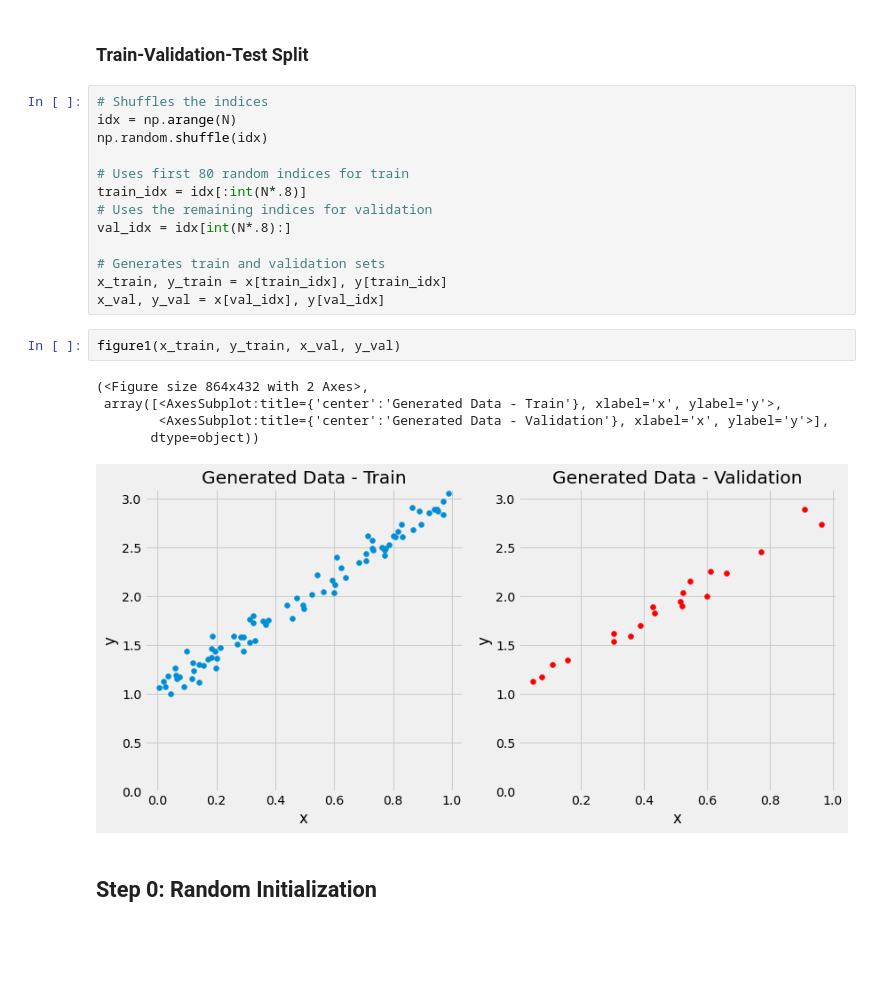
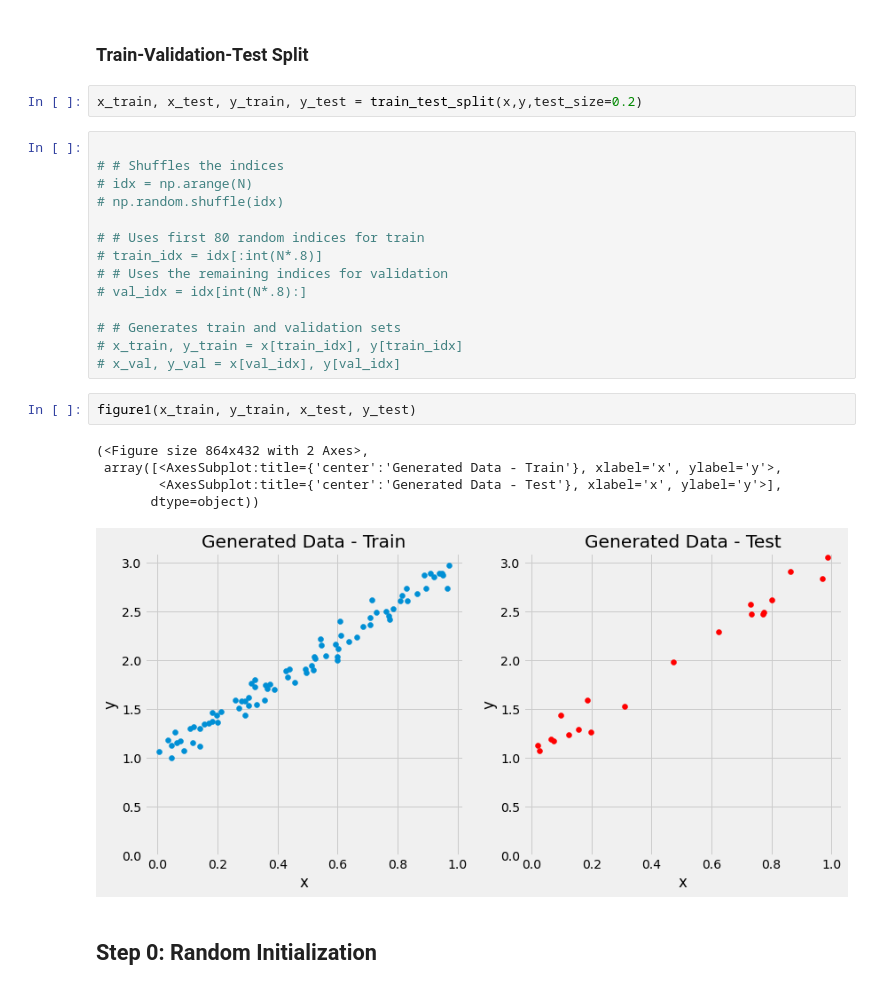
Before and after one commit to mamintoosi-cs/pytorch-workshop, a Jupyter notebook: 3_02-Visualizing_Gradient_Descent.ipynb, the cells around one changed output. Drawn from its saved outputs; the diff is of its cells as text; blank space fills up the shorter version.

```diff
--- a/3_02-Visualizing_Gradient_Descent.ipynb
+++ b/3_02-Visualizing_Gradient_Descent.ipynb
@@ -32,27 +53,30 @@ epsilon = (.1 * np.random.randn(N, 1))
 y = true_b + true_w * x + epsilon
 # %% [markdown]
 ### Train-Validation-Test Split
+# %%
+x_train, x_test, y_train, y_test = train_test_split(x,y,test_size=0.2)
 # %%
-# Shuffles the indices
-idx = np.arange(N)
-np.random.shuffle(idx)
 
-# Uses first 80 random indices for train
-train_idx = idx[:int(N*.8)]
-# Uses the remaining indices for validation
-val_idx = idx[int(N*.8):]
+# # Shuffles the indices
+# idx = np.arange(N)
+# np.random.shuffle(idx)
 
-# Generates train and validation sets
-x_train, y_train = x[train_idx], y[train_idx]
-x_val, y_val = x[val_idx], y[val_idx]
+# # Uses first 80 random indices for train
+# train_idx = idx[:int(N*.8)]
+# # Uses the remaining indices for validation
+# val_idx = idx[int(N*.8):]
+
+# # Generates train and validation sets
+# x_train, y_train = x[train_idx], y[train_idx]
+# x_val, y_val = x[val_idx], y[val_idx]
 # %%
-figure1(x_train, y_train, x_val, y_val)
+figure1(x_train, y_train, x_test, y_test)
 # %% [output]
 (<Figure size 864x432 with 2 Axes>,
  array([<AxesSubplot:title={'center':'Generated Data - Train'}, xlabel='x', ylabel='y'>,
-        <AxesSubplot:title={'center':'Generated Data - Validation'}, xlabel='x', ylabel='y'>],
+        <AxesSubplot:title={'center':'Generated Data - Test'}, xlabel='x', ylabel='y'>],
        dtype=object))
-[figure, old version]
+[figure, new version]
 # %% [markdown]
 ## Step 0: Random Initialization
 # %%
```
Also changed, not shown: parts of 67 cells of this notebook, 2 other files.
